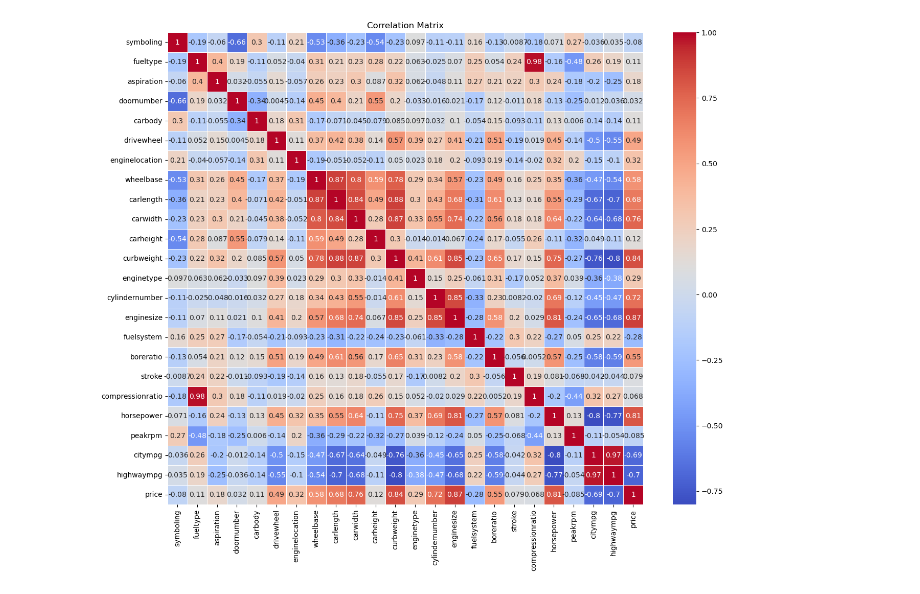
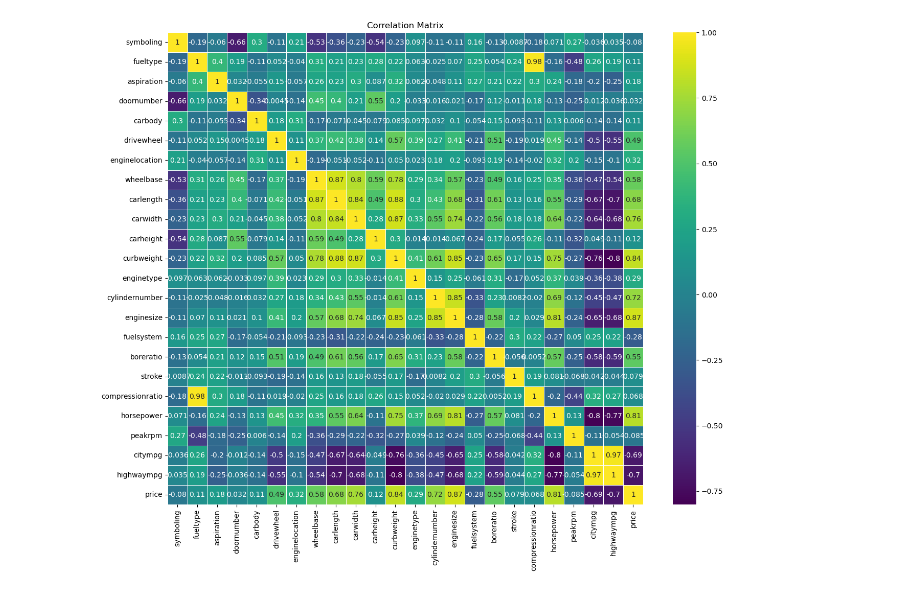
Before and after one commit to aravindshenoy13/car-price-regression, a Jupyter notebook: main.ipynb, the cells around one changed output. Cells and saved outputs as stored; diff of their text form; code cells hidden in the pictures.

```diff
--- a/main.ipynb
+++ b/main.ipynb
@@ -40,12 +104,12 @@ db=db.drop(['CarName'],axis=1)
 # %%
 #Correlation matrix to figure out which features to drop
 c_mat=db.corr()
 plt.figure(figsize=(15, 12))
-sns.heatmap(c_mat, annot=True, cmap='coolwarm', linewidths=0.5)
+sns.heatmap(c_mat, annot=True, cmap='viridis', linewidths=0.5)
 plt.title("Correlation Matrix")
 plt.show()
 # %% [output]
-[figure, old version]
+[figure, new version]
 # %%
 #Dropping all the columns that are in the range (-0.1,0.1)
 db=db.drop(['symboling', 'doornumber', 'stroke', 'compressionratio', 'peakrpm'],axis=1)
```
Also changed, not shown: parts of 7 cells of this notebook.
